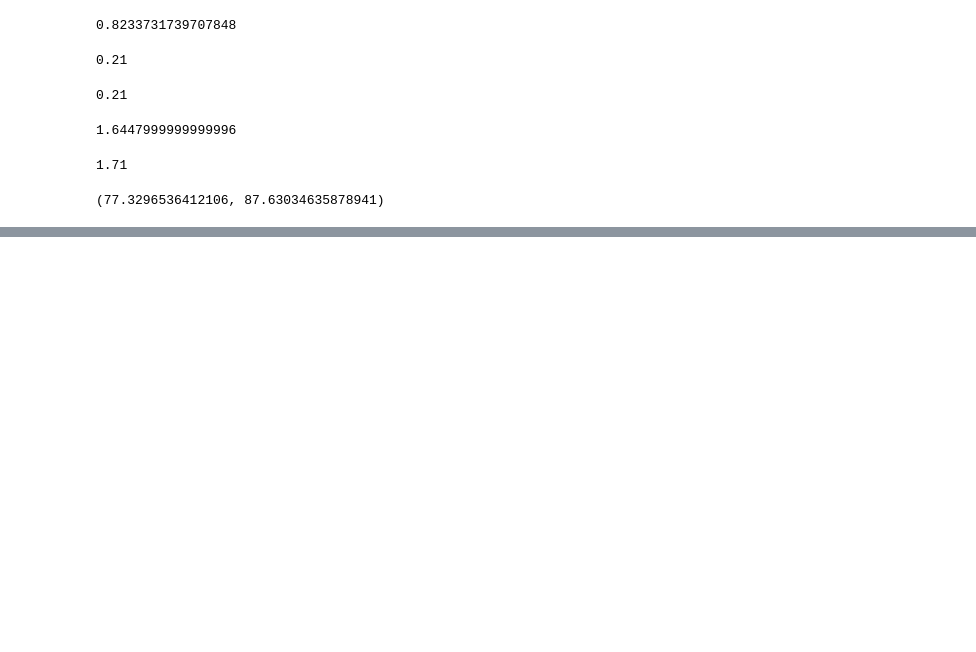
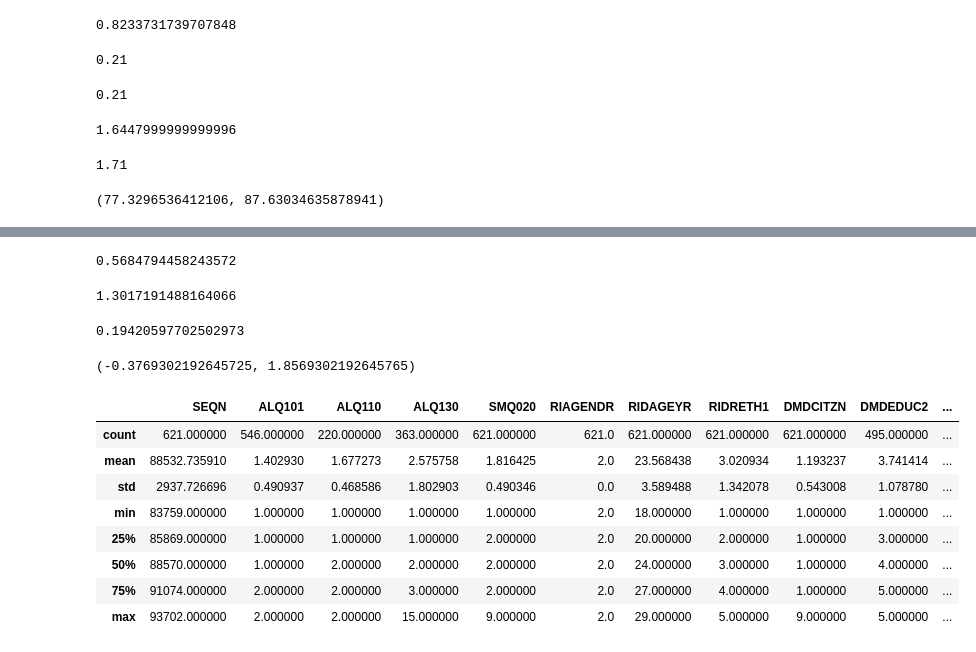
Before and after one commit to onavarrete04/Introduccion-Ciencia-Datos, a Jupyter notebook: ESTADÍSTICA INFERENCIAL-2023.ipynb, the cells around one changed output, grey strips where cells are left out. Cells and saved outputs as stored; diff of their text form; code cells hidden in the pictures; blank space fills up the shorter version.

```diff
--- a/ESTADÍSTICA INFERENCIAL-2023.ipynb
+++ b/ESTADÍSTICA INFERENCIAL-2023.ipynb
@@ -1904,0 +2118,39 @@ intervalos
+# %%
+se = np.sqrt(((258-1)*6.24**2 + (239-1)*6.43**2) / (257+238) * (1/258 + 1/239))
+se
+# %% [output]
+0.5684794458243572
+# %%
+((23.57 - 22.83)- 0) / 0.568479
+# %% [output]
+1.3017191488164066
+# %%
+p_value = stats.t.cdf(-abs(1.30), df=(495)) * 2
+p_value
+# %% [output]
+0.19420597702502973
+# %%
+t =  stats.t.interval(0.95, df=495)[1]
+
+
+interval = (
+(23.57 - 22.83) - (t * 0.5684794458243572),
+(23.57 - 22.83) + (t * 0.5684794458243572),
+
+)
+interval
+# %% [output]
+(-0.3769302192645725, 1.8569302192645765)
+# %%
+mujer = datos.query("RIAGENDR == 2 & RIDAGEYR >= 18 & RIDAGEYR <30")
+mujer.describe()
+# %% [output]
+|  | SEQN | ALQ101 | ALQ110 | ALQ130 | SMQ020 | RIAGENDR | RIDAGEYR | RIDRETH1 | DMDCITZN | DMDEDUC2 | ... |
+| count | 621.000000 | 546.000000 | 220.000000 | 363.000000 | 621.000000 | 621.0 | 621.000000 | 621.000000 | 621.000000 | 495.000000 | ... |
+| mean | 88532.735910 | 1.402930 | 1.677273 | 2.575758 | 1.816425 | 2.0 | 23.568438 | 3.020934 | 1.193237 | 3.741414 | ... |
+| std | 2937.726696 | 0.490937 | 0.468586 | 1.802903 | 0.490346 | 0.0 | 3.589488 | 1.342078 | 0.543008 | 1.078780 | ... |
+| min | 83759.000000 | 1.000000 | 1.000000 | 1.000000 | 1.000000 | 2.0 | 18.000000 | 1.000000 | 1.000000 | 1.000000 | ... |
+| 25% | 85869.000000 | 1.000000 | 1.000000 | 1.000000 | 2.000000 | 2.0 | 20.000000 | 2.000000 | 1.000000 | 3.000000 | ... |
+| 50% | 88570.000000 | 1.000000 | 2.000000 | 2.000000 | 2.000000 | 2.0 | 24.000000 | 3.000000 | 1.000000 | 4.000000 | ... |
+| 75% | 91074.000000 | 2.000000 | 2.000000 | 3.000000 | 2.000000 | 2.0 | 27.000000 | 4.000000 | 1.000000 | 5.000000 | ... |
+| max | 93702.000000 | 2.000000 | 2.000000 | 15.000000 | 9.000000 | 2.0 | 29.000000 | 5.000000 | 9.000000 | 5.000000 | ... |
```
Also changed, not shown: parts of 13 cells of this notebook.
